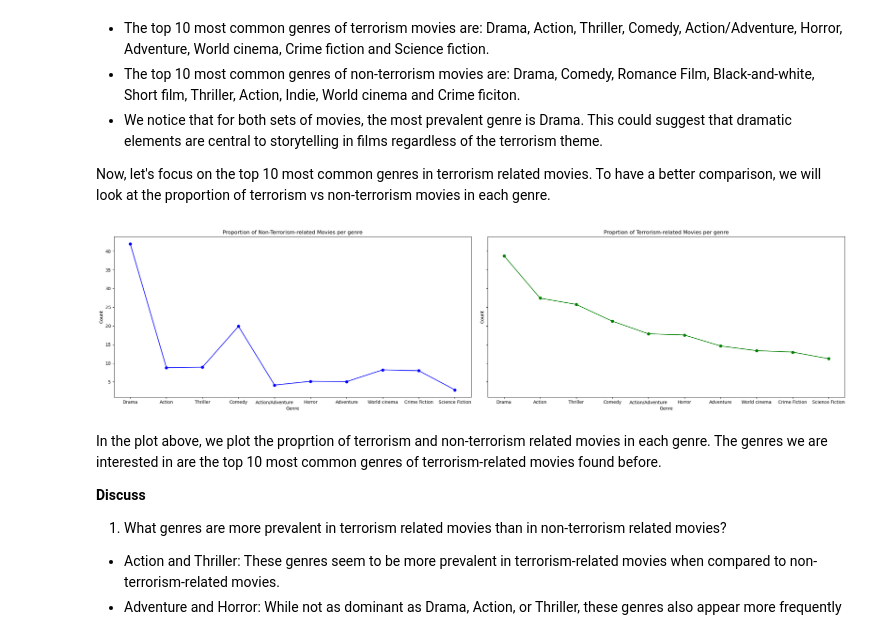
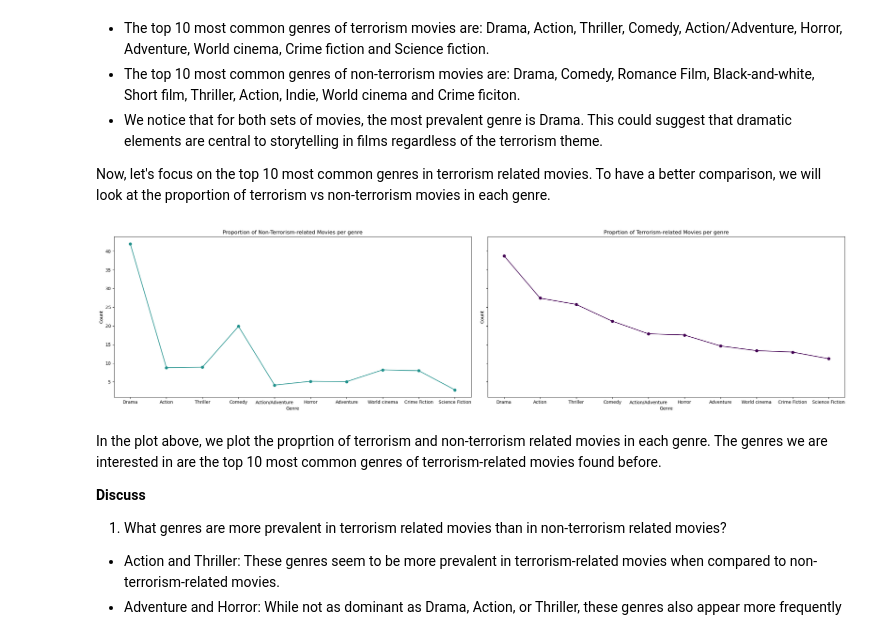
Before and after one commit to epfl-ada/ada-2023-project-boat2023, a Jupyter notebook: projectADA.ipynb, the cells around one changed output. Saved outputs shown, nothing was run; the diff lists cells and outputs as text; code cells hidden in the pictures.

```diff
--- a/projectADA.ipynb
+++ b/projectADA.ipynb
@@ -346,24 +349,36 @@ top_non_terrorism_movies = genre_counts[top_10_terrorism_genres]
+# %%
+# Explode the 'Genres' column to have one genre per row
+exploded_genres = non_terrorism_movies.explode('Genres')
+
+# Filter out only the genres that are in the top 10 terrorism genres
+filtered_genres = exploded_genres[exploded_genres['Genres'].isin(top_10_terrorism_genres)]
+
+# Create a frequency count of each genre
+genre_counts = filtered_genres['Genres'].value_counts()
+
+# Get the counts for the top 10 terrorism genres
+top_non_terrorism_movies = genre_counts.reindex(top_10_terrorism_genres).fillna(0)
 # %%
 proportion_non_terrorism_movies = top_non_terrorism_movies*100/len(non_terrorism_movies)
 proportion_terrorism_movies = top_10_terrorism_movies*100/len(t_movies)
 # %%
 #Plot the barplots of movie genres for terrorism vs non-terrorism-related movies
 fig, axes = plt.subplots(nrows=1, ncols=2, figsize=(24, 6), sharex=True, sharey=True)
 
-axes[0].plot(proportion_non_terrorism_movies, marker='o', color='blue')
+axes[0].plot(proportion_non_terrorism_movies, marker='o', color='#21918c')
 axes[0].set_title('Proportion of Non-Terrorism-related Movies per genre')
 axes[0].set_xlabel('Genre')
 axes[0].set_ylabel('Count')
 
-axes[1].plot(proportion_terrorism_movies, marker='o', color='green')
+axes[1].plot(proportion_terrorism_movies, marker='o', color='#440154')
 axes[1].set_title('Proprtion of Terrorism-related Movies per genre')
 axes[1].set_ylabel('Count')
 axes[1].set_xlabel('Genre')
 
 plt.tight_layout()
 plt.show()
 # %% [output]
-[figure, old version]
+[figure, new version]
 # %% [markdown]
 In the plot above, we plot the proprtion of terrorism and non-terrorism related movies in each genre. The genres we are interested in are the top 10 most common genres of terrorism-related movies found before.
 
```
Also changed, not shown: parts of 18 cells of this notebook, 1 other file.
